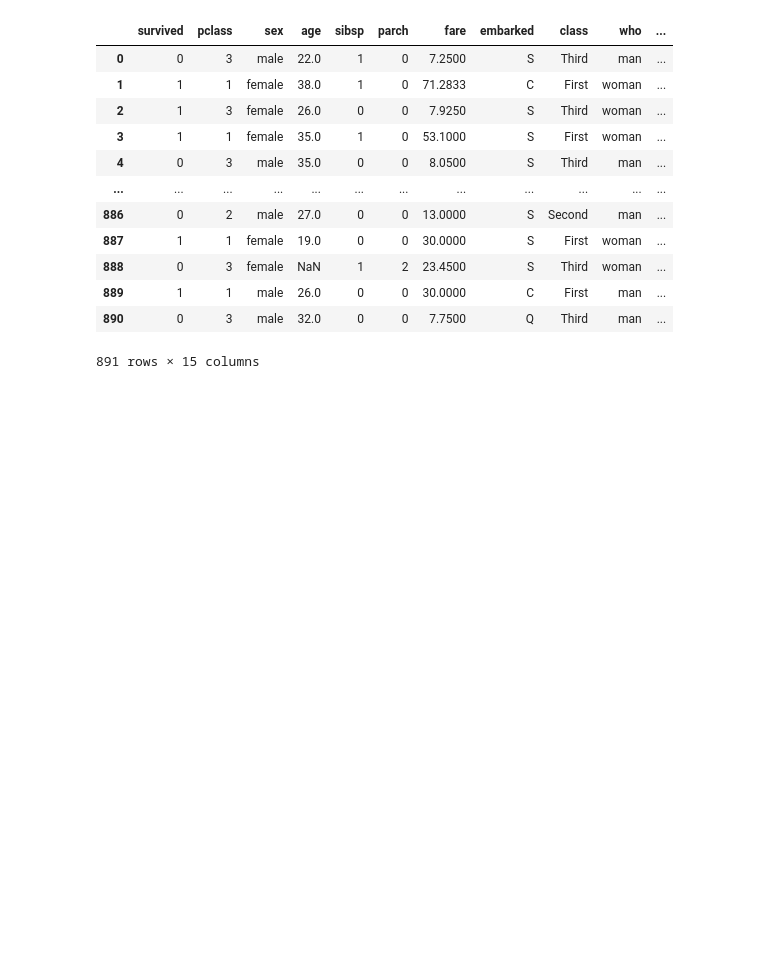
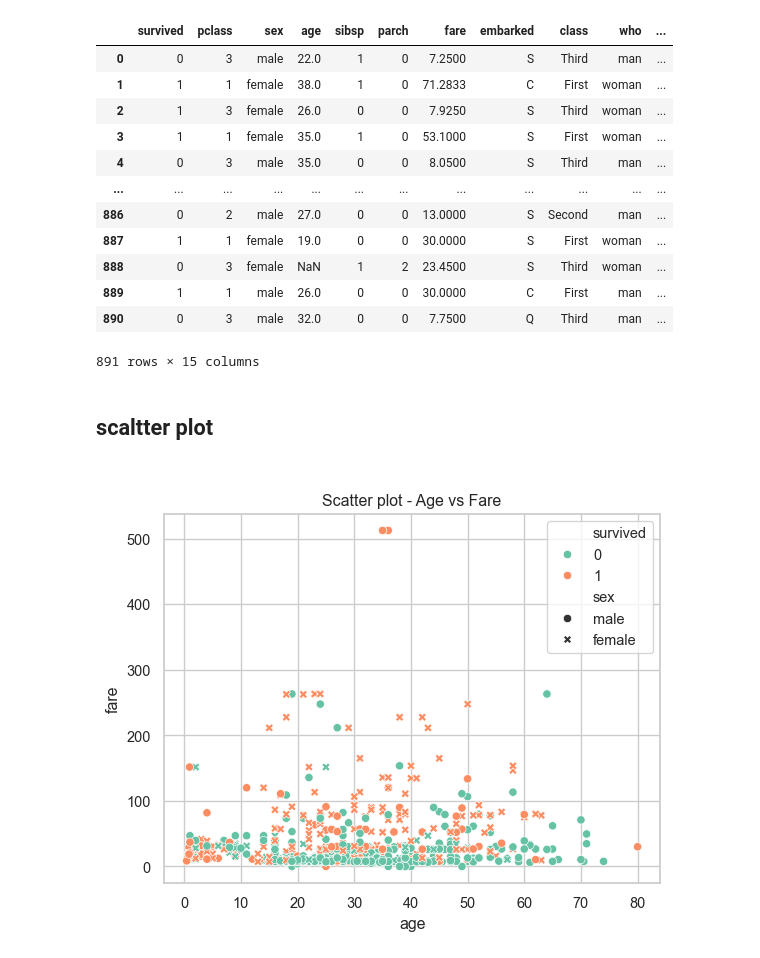
Before and after one commit to MuskanParmar-mp/python_lib, a Jupyter notebook: seaborn2.ipynb, the cells around one changed output. Saved outputs shown, nothing was run; the diff lists cells and outputs as text; code cells hidden in the pictures; blank space fills up the shorter version.

```diff
--- a/seaborn2.ipynb
+++ b/seaborn2.ipynb
@@ -19,3 +19,17 @@ df
 | 889 | 1 | 1 | male | 26.0 | 0 | 0 | 30.0000 | C | First | man | ... |
 | 890 | 0 | 3 | male | 32.0 | 0 | 0 | 7.7500 | Q | Third | man | ... |
 891 rows × 15 columns
+# %% [markdown]
+## scaltter plot
+#
+# %%
+
+fig, ax = plt.subplots()
+
+# 2. Draw the plot using Seaborn on the initialized ax
+sns.scatterplot(data=df, x='age', y='fare', ax=ax, hue='survived', style='sex',palette='Set2')
+plt.title("Scatter plot - Age vs Fare")
+
+plt.show()
+# %% [output]
+[figure, added]
```
